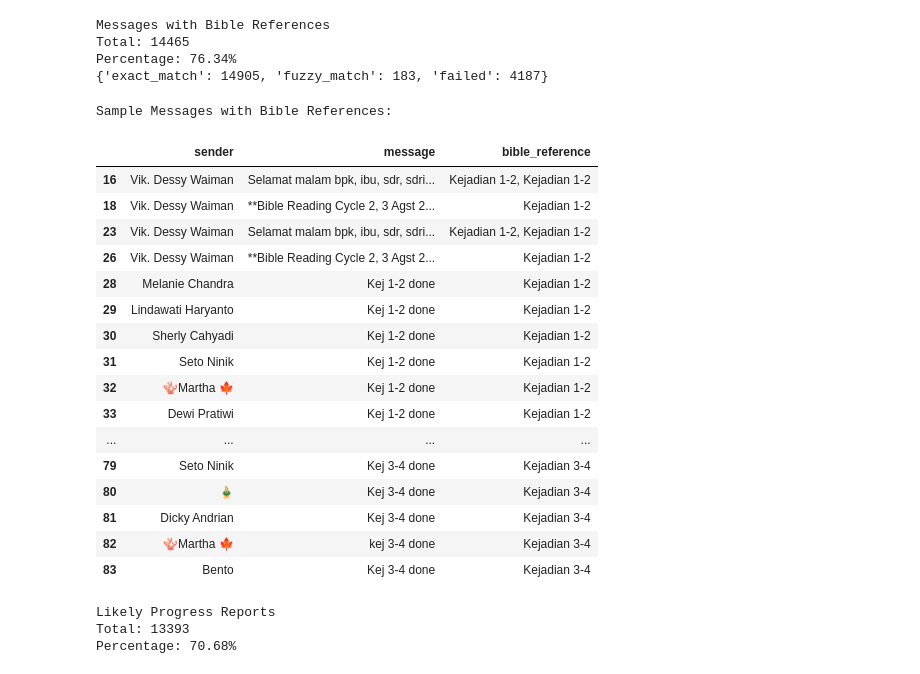
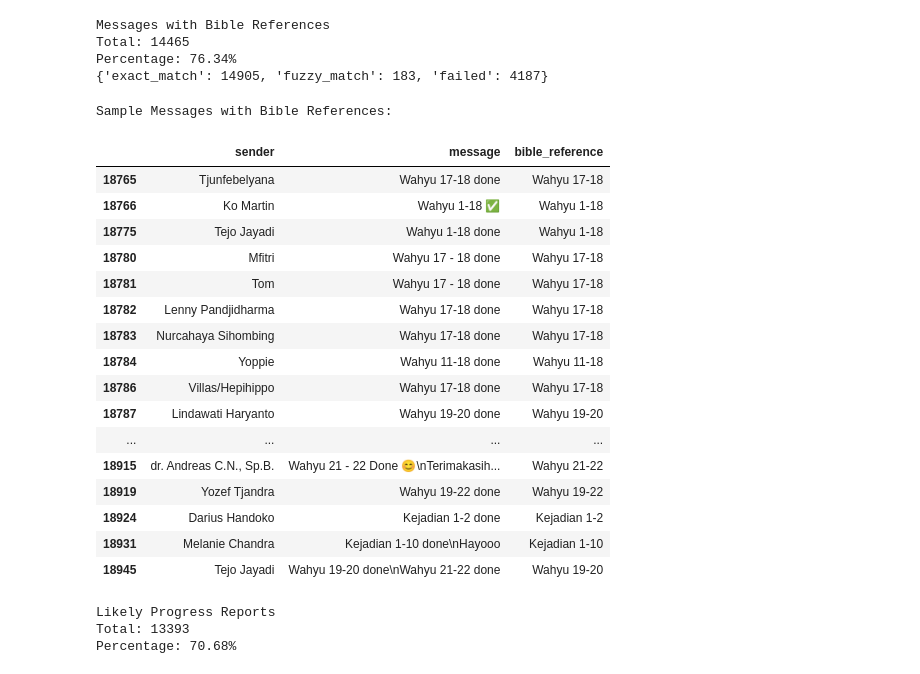
Before and after one commit to JasonYehezkiel/bible_progress_tracker, a Jupyter notebook: notebooks/01_data_exploration.ipynb, the cells around one changed output. Drawn from its saved outputs; the diff is of its cells as text; code cells hidden in the pictures.

```diff
--- a/notebooks/01_data_exploration.ipynb
+++ b/notebooks/01_data_exploration.ipynb
@@ -236,7 +236,7 @@ pipeline = BibleProgressPipeline()
 
 def extract_bible_ref(message):
 
-    normalized_refs = pipeline.process_messages(message)
+    normalized_refs = pipeline.process_message(message)
     if not normalized_refs:
         return None
 
@@ -258,26 +258,26 @@ Percentage: 76.34%
 # %%
 # Sample messages with bible references
 print('\nSample Messages with Bible References:')
-df_clean[df_clean['has_bible_ref']][['sender', 'message', 'bible_reference']].head(50)
+df_clean[df_clean['has_bible_ref']][['sender', 'message', 'bible_reference']].tail(50)
 # %% [output]
 Sample Messages with Bible References:
 |  | sender | message | bible_reference |
-| 16 | Vik. Dessy Waiman | Selamat malam bpk, ibu, sdr, sdri... | Kejadian 1-2, Kejadian 1-2 |
-| 18 | Vik. Dessy Waiman | **Bible Reading Cycle 2, 3 Agst 2... | Kejadian 1-2 |
-| 23 | Vik. Dessy Waiman | Selamat malam bpk, ibu, sdr, sdri... | Kejadian 1-2, Kejadian 1-2 |
-| 26 | Vik. Dessy Waiman | **Bible Reading Cycle 2, 3 Agst 2... | Kejadian 1-2 |
-| 28 | Melanie Chandra | Kej 1-2 done | Kejadian 1-2 |
-| 29 | Lindawati Haryanto | Kej 1-2 done | Kejadian 1-2 |
-| 30 | Sherly Cahyadi | Kej 1-2 done | Kejadian 1-2 |
-| 31 | Seto Ninik | Kej 1-2 done | Kejadian 1-2 |
-| 32 | 🪸Martha 🍁 | Kej 1-2 done | Kejadian 1-2 |
-| 33 | Dewi Pratiwi | Kej 1-2 done | Kejadian 1-2 |
+| 18765 | Tjunfebelyana | Wahyu 17-18 done | Wahyu 17-18 |
+| 18766 | Ko Martin | Wahyu 1-18 ✅ | Wahyu 1-18 |
+| 18775 | Tejo Jayadi | Wahyu 1-18 done | Wahyu 1-18 |
+| 18780 | Mfitri | Wahyu 17 - 18 done | Wahyu 17-18 |
+| 18781 | Tom | Wahyu 17 - 18 done | Wahyu 17-18 |
+| 18782 | Lenny Pandjidharma | Wahyu 17-18 done | Wahyu 17-18 |
+| 18783 | Nurcahaya Sihombing | Wahyu 17-18 done | Wahyu 17-18 |
+| 18784 | Yoppie | Wahyu 11-18 done | Wahyu 11-18 |
+| 18786 | Villas/Hepihippo | Wahyu 17-18 done | Wahyu 17-18 |
+| 18787 | Lindawati Haryanto | Wahyu 19-20 done | Wahyu 19-20 |
 | ... | ... | ... | ... |
-| 79 | Seto Ninik | Kej 3-4 done | Kejadian 3-4 |
-| 80 | 🎍 | Kej 3-4 done | Kejadian 3-4 |
-| 81 | Dicky Andrian | Kej 3-4 done | Kejadian 3-4 |
-| 82 | 🪸Martha 🍁 | kej 3-4 done | Kejadian 3-4 |
-| 83 | Bento | Kej 3-4 done | Kejadian 3-4 |
+| 18915 | dr. Andreas C.N., Sp.B. | Wahyu 21 - 22 Done 😊\nTerimakasih... | Wahyu 21-22 |
+| 18919 | Yozef Tjandra | Wahyu 19-22 done | Wahyu 19-22 |
+| 18924 | Darius Handoko | Kejadian 1-2 done | Kejadian 1-2 |
+| 18931 | Melanie Chandra | Kejadian 1-10 done\nHayooo | Kejadian 1-10 |
+| 18945 | Tejo Jayadi | Wahyu 19-20 done\nWahyu 21-22 done | Wahyu 19-20 |
 # %%
 # Identify likely progress reports
 df_clean['likely_progress'] = (
```
Also changed, not shown: parts of 1 cell of this notebook, 20 other files.
